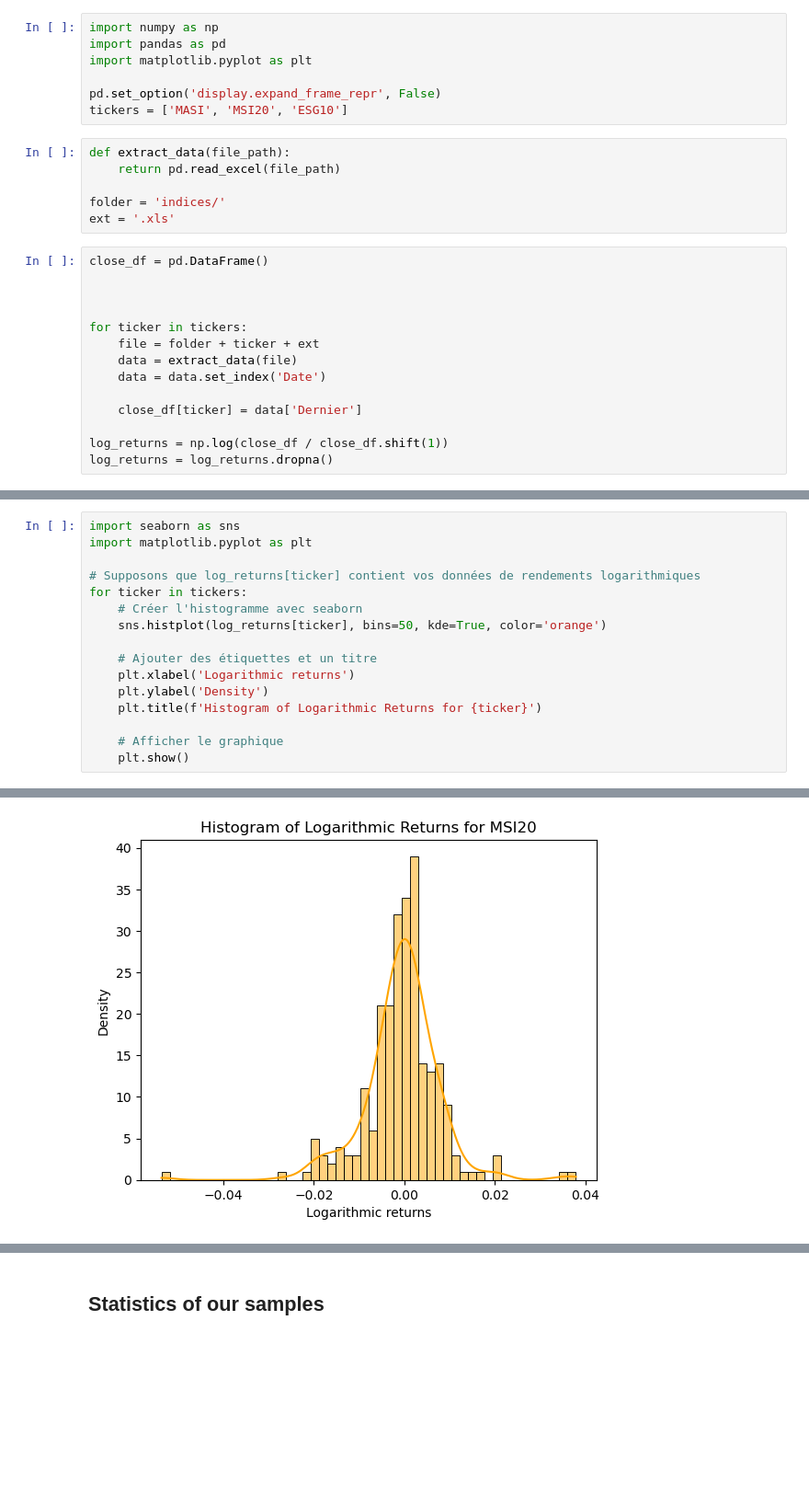
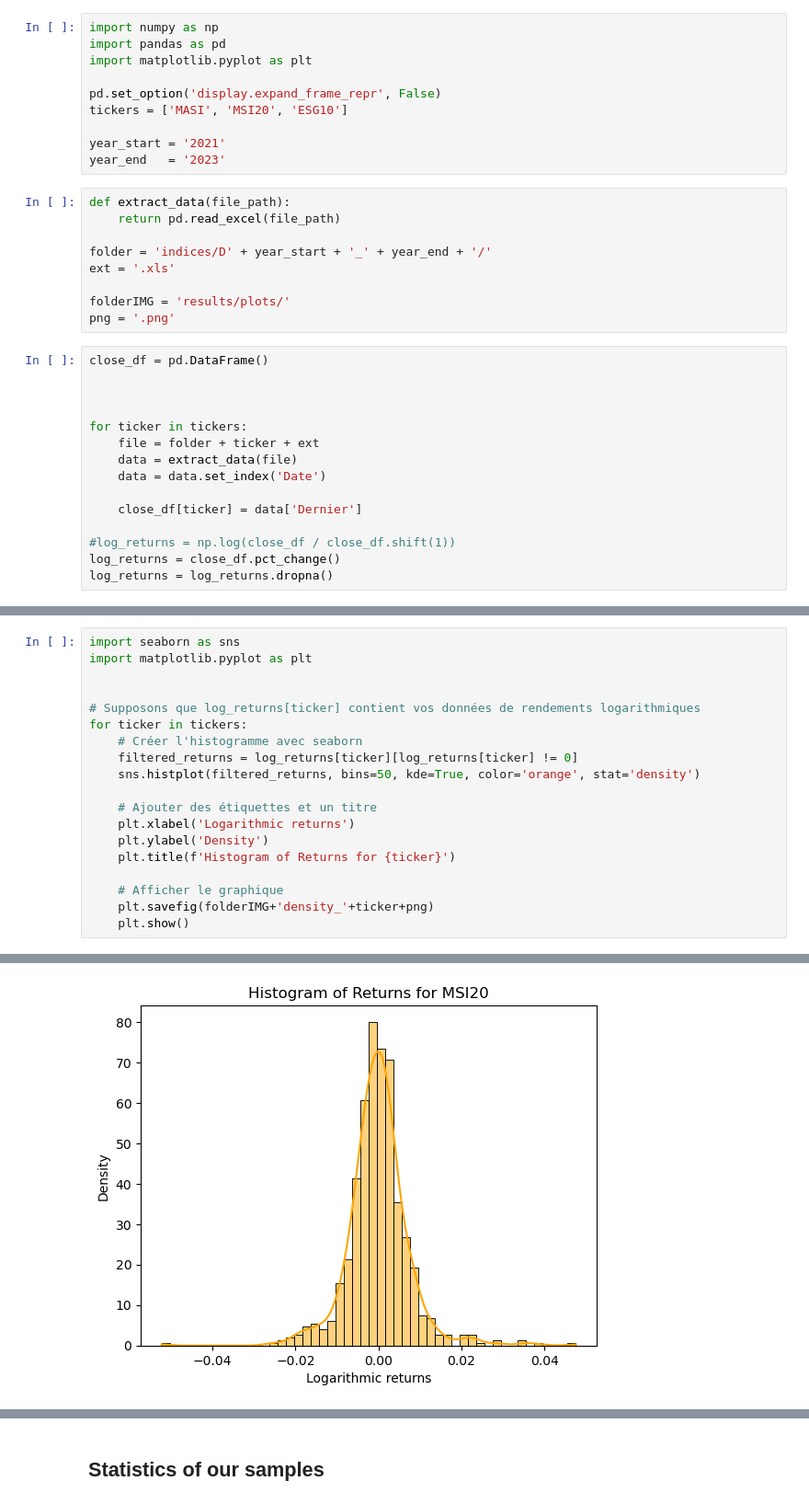
Before and after one commit to ouzlimnadir/VaR, a Jupyter notebook: VaR.ipynb, the cells around one changed output, grey strips where cells are left out. Shown: that part at 92% size. Cells and saved outputs as stored; diff of their text form; blank space fills up the shorter version.

```diff
--- a/VaR.ipynb
+++ b/VaR.ipynb
@@ -5,12 +5,18 @@ import matplotlib.pyplot as plt
 
 pd.set_option('display.expand_frame_repr', False)
 tickers = ['MASI', 'MSI20', 'ESG10']
+
+year_start = '2021'
+year_end   = '2023'
 # %%
 def extract_data(file_path):
     return pd.read_excel(file_path)
 
-folder = 'indices/'
+folder = 'indices/D' + year_start + '_' + year_end + '/'
 ext = '.xls'
+
+folderIMG = 'results/plots/'
+png = '.png'
 # %%
 close_df = pd.DataFrame()
 
@@ -23,7 +29,8 @@ for ticker in tickers:
 
     close_df[ticker] = data['Dernier']
 
-log_returns = np.log(close_df / close_df.shift(1))
+#log_returns = np.log(close_df / close_df.shift(1))
+log_returns = close_df.pct_change()
 log_returns = log_returns.dropna()
 # %%
 portfolio_value = 1_000_000
@@ -48,16 +54,19 @@ Date
 import seaborn as sns
 import matplotlib.pyplot as plt
 
+
 # Supposons que log_returns[ticker] contient vos données de rendements logarithmiques
 for ticker in tickers:
     # Créer l'histogramme avec seaborn
-    sns.histplot(log_returns[ticker], bins=50, kde=True, color='orange')
+    filtered_returns = log_returns[ticker][log_returns[ticker] != 0]
+    sns.histplot(filtered_returns, bins=50, kde=True, color='orange', stat='density')
 
     # Ajouter des étiquettes et un titre
     plt.xlabel('Logarithmic returns')
     plt.ylabel('Density')
-    plt.title(f'Histogram of Logarithmic Returns for {ticker}')
+    plt.title(f'Histogram of Returns for {ticker}')
 
     # Afficher le graphique
+    plt.savefig(folderIMG+'density_'+ticker+png)
     plt.show()
 # %% [output]
@@ -65 +74 @@ for ticker in tickers:
-[figure, old version]
+[figure, new version]
```
Also changed, not shown: parts of 8 cells of this notebook.
